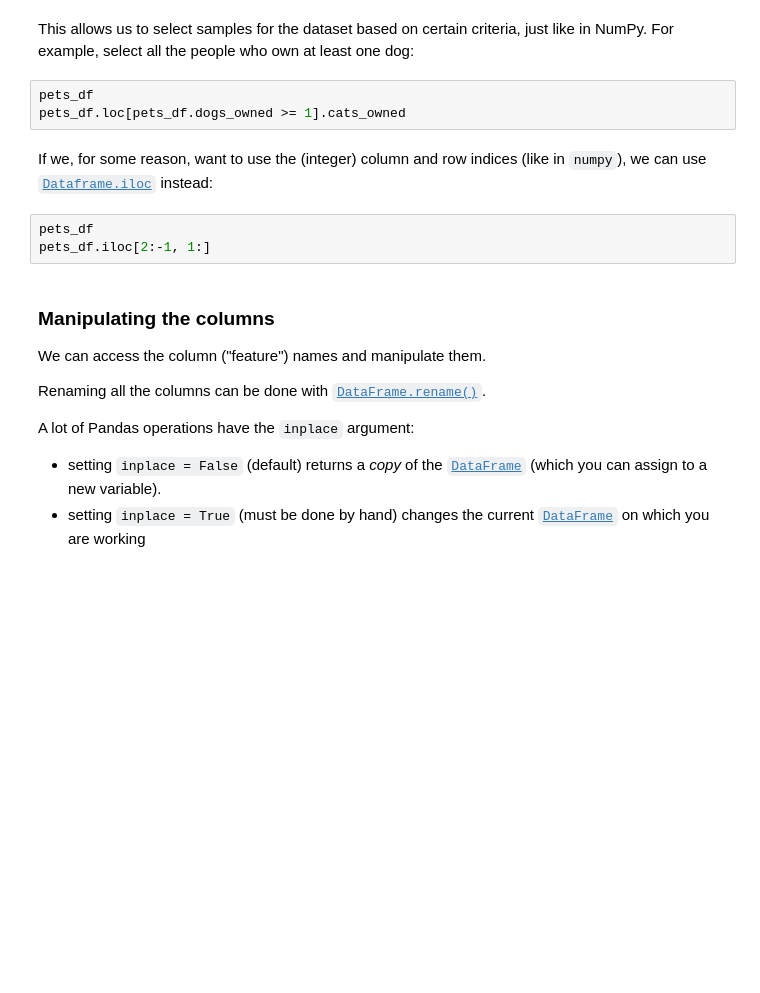
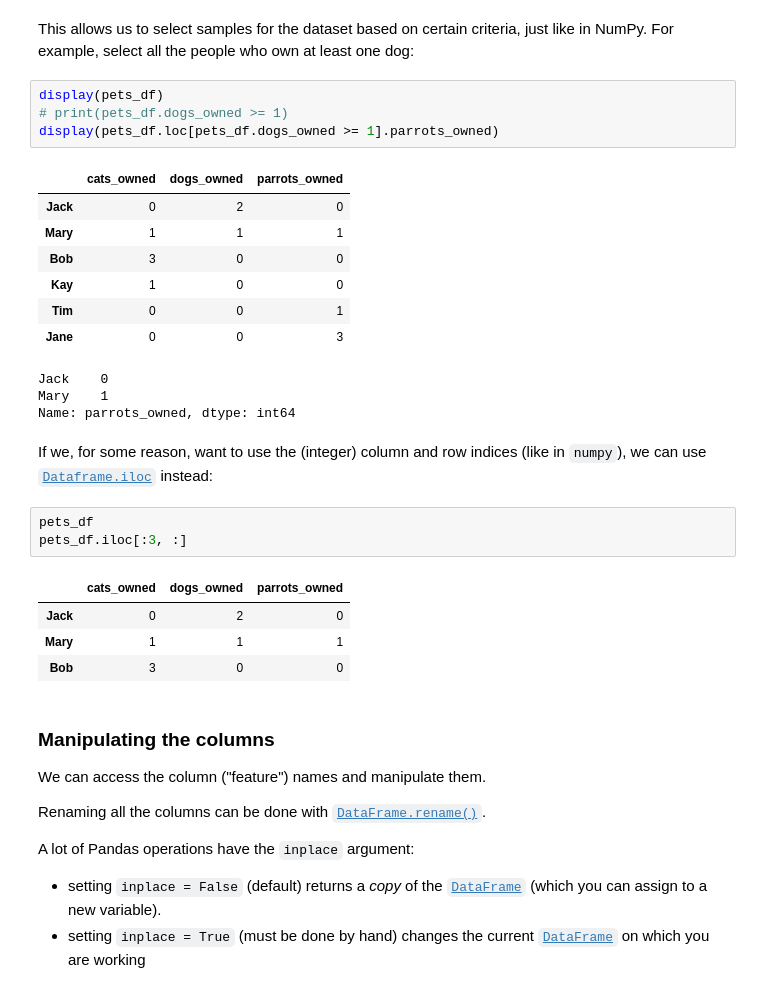
Before and after one commit to SoCSTech/CMP9065-Data-Programming-in-Python, a Jupyter notebook: CMP9065 Data Programming in Python/lectures/Lecture 8 - Pandas.ipynb, the cells around one changed output. Saved outputs shown, nothing was run; the diff lists cells and outputs as text; blank space fills up the shorter version.

```diff
--- a/CMP9065 Data Programming in Python/lectures/Lecture 8 - Pandas.ipynb
+++ b/CMP9065 Data Programming in Python/lectures/Lecture 8 - Pandas.ipynb
@@ -100,13 +183,30 @@ pets_df.loc[:, [True, False, True]]
 # %% [markdown]
 This allows us to select samples for the dataset based on certain criteria, just like in NumPy. For example, select all the people who own at least one dog:
 # %%
-pets_df
-pets_df.loc[pets_df.dogs_owned >= 1].cats_owned
+display(pets_df)
+# print(pets_df.dogs_owned >= 1)
+display(pets_df.loc[pets_df.dogs_owned >= 1].parrots_owned)
+# %% [output]
+|  | cats_owned | dogs_owned | parrots_owned |
+| Jack | 0 | 2 | 0 |
+| Mary | 1 | 1 | 1 |
+| Bob | 3 | 0 | 0 |
+| Kay | 1 | 0 | 0 |
+| Tim | 0 | 0 | 1 |
+| Jane | 0 | 0 | 3 |
+Jack    0
+Mary    1
+Name: parrots_owned, dtype: int64
 # %% [markdown]
 If we, for some reason, want to use the (integer) column and row indices (like in `numpy`), we can use [`Dataframe.iloc`](https://pandas.pydata.org/docs/reference/api/pandas.DataFrame.iloc.html) instead:
 # %%
 pets_df
-pets_df.iloc[2:-1, 1:]
+pets_df.iloc[:3, :]
+# %% [output]
+|  | cats_owned | dogs_owned | parrots_owned |
+| Jack | 0 | 2 | 0 |
+| Mary | 1 | 1 | 1 |
+| Bob | 3 | 0 | 0 |
 # %% [markdown]
 ### Manipulating the columns
 
```
Also changed, not shown: parts of 31 cells of this notebook, 12 other files.
